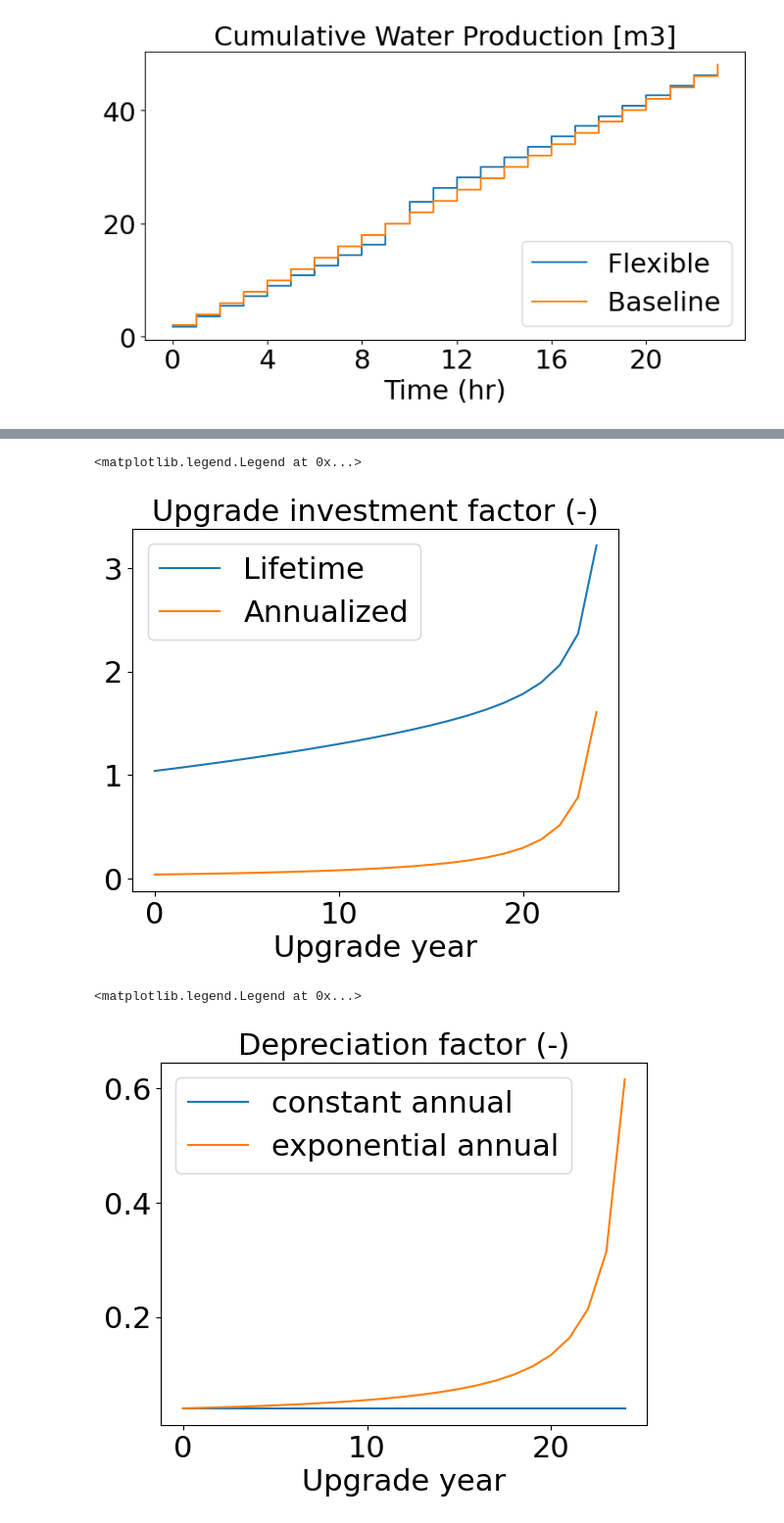
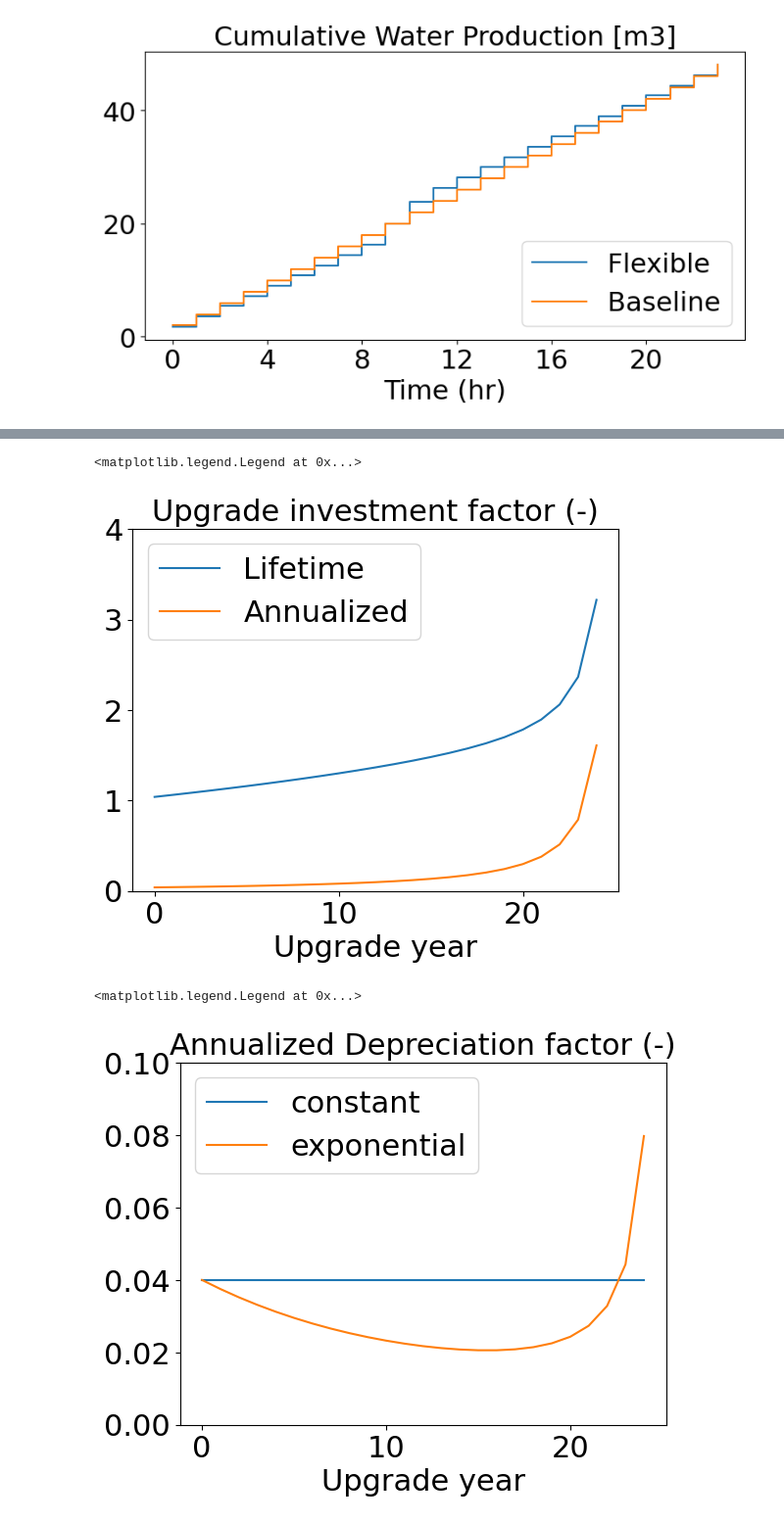
Before and after one commit to arao53/watertap, a Jupyter notebook: watertap/examples/flowsheets/RO_multiperiod_model/mp_analysis.ipynb, the cells around one changed output, grey strips where cells are left out. Shown at 98% size. Drawn from its saved outputs; the diff is of its cells as text; code cells hidden in the pictures.

```diff
--- a/watertap/examples/flowsheets/RO_multiperiod_model/mp_analysis.ipynb
+++ b/watertap/examples/flowsheets/RO_multiperiod_model/mp_analysis.ipynb
@@ -129,14 +132,12 @@ fig.tight_layout()
 # %%
 r = 0.02
-d = 0.2
+d = 0.1
 N = 25
 A = np.zeros(N)
 D_exp = np.zeros(N)
 for i, n in enumerate(range(25)):
     A[i] = (1+r)**(n) / (N-n)
-    # D_exp[i] = (1-r)**(n) / (N-n)
-
-    D_exp[i] = sum(np.exp(-d*np.arange(n,N))) / N
+    D_exp[i] = (1-d)**(n) / (N-n)
 D_sl = np.ones(N)/N
 # %%
 fig, ax = plt.subplots()
@@ -144,17 +145,19 @@ ax.plot(A*np.arange(N+1,1,-1), label = 'Lifetime')
 ax.plot(A, label = 'Annualized')
 ax.set_xlabel('Upgrade year')
 ax.set_title('Upgrade investment factor (-)')
+ax.set_ylim([0,4])
 ax.legend()
 # %% [output]
 <matplotlib.legend.Legend at 0x...>
-[figure, old version]
+[figure, new version]
 # %%
 fig, ax = plt.subplots()
-ax.plot(D_sl, label = 'constant annual')
-ax.plot(D_exp, label = 'exponential annual')
+ax.plot(D_sl, label = 'constant')
+ax.plot(D_exp, label = 'exponential')
 ax.set_xlabel('Upgrade year')
-ax.set_title('Depreciation factor (-)')
+ax.set_title('Annualized Depreciation factor (-)')
+ax.set_ylim([0,0.10])
 ax.legend()
 # %% [output]
 <matplotlib.legend.Legend at 0x...>
-[figure, old version]
+[figure, new version]
```
Also changed, not shown: parts of 3 cells of this notebook.
